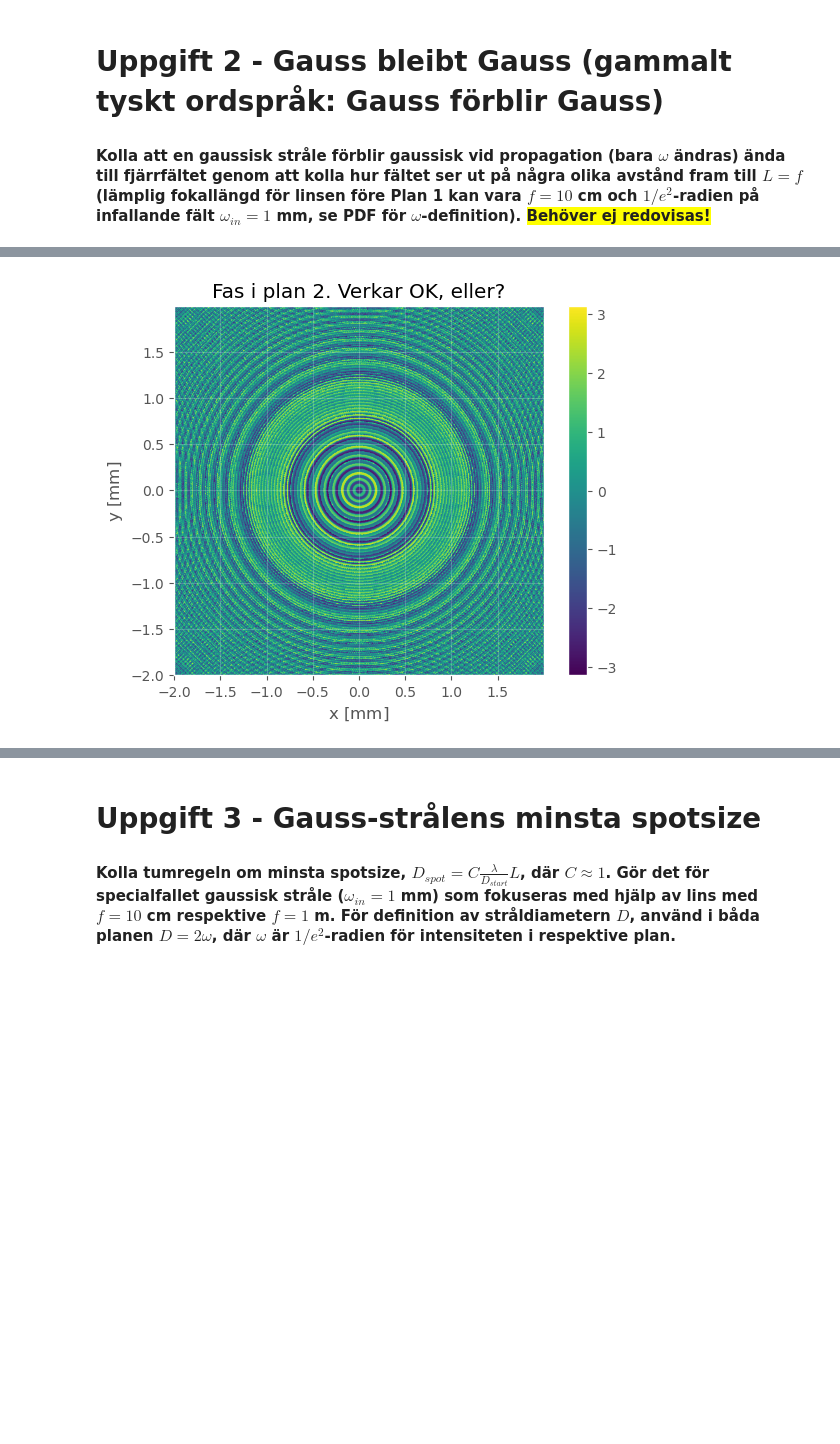
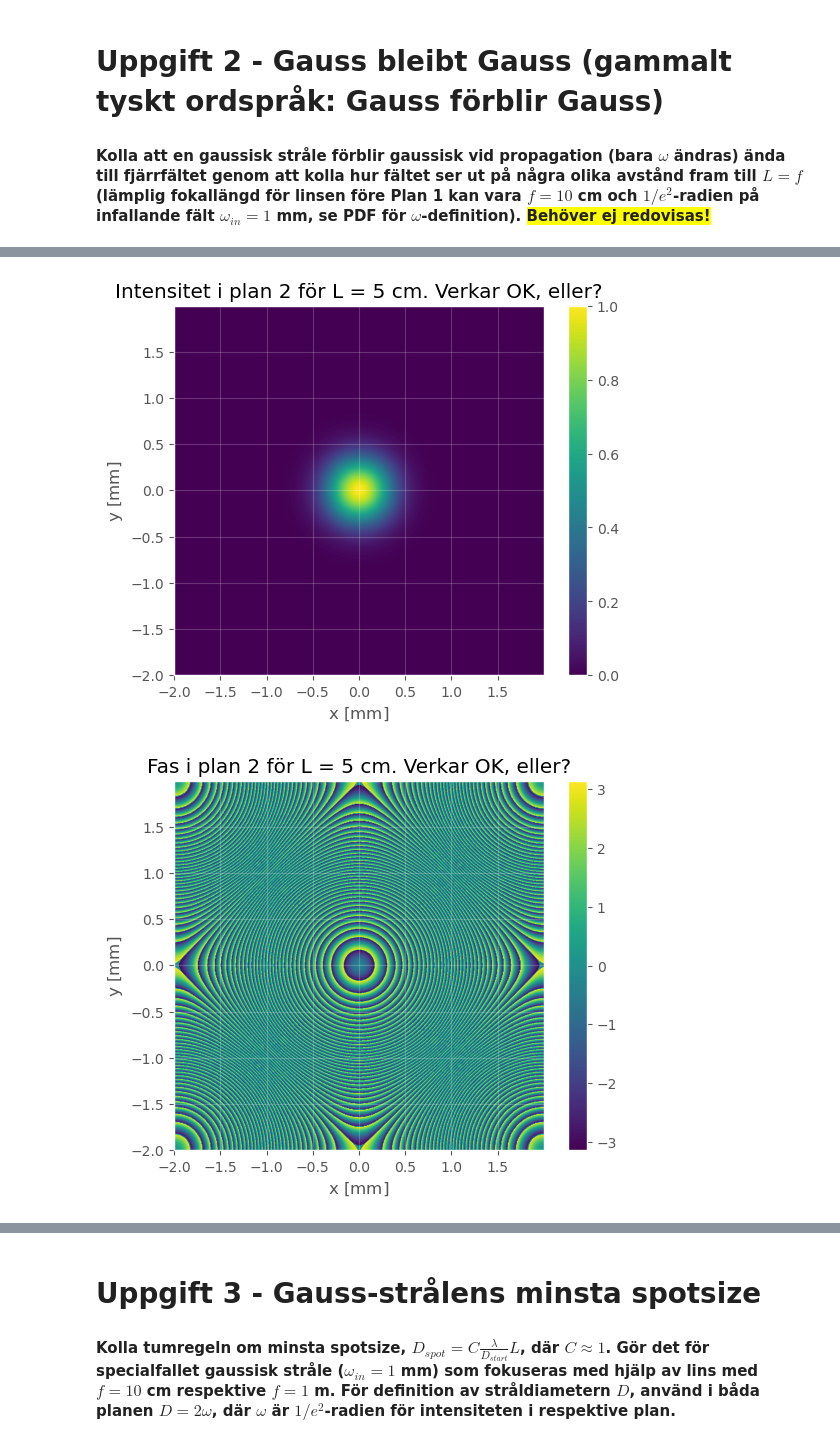
Before and after one commit to WildKnife7/HUPP, a Jupyter notebook: HUPP1 (1).ipynb, the cells around one changed output, grey strips where cells are left out. Saved outputs shown, nothing was run; the diff lists cells and outputs as text; code cells hidden in the pictures; blank space fills up the shorter version.

```diff
--- a/HUPP1 (1).ipynb
+++ b/HUPP1 (1).ipynb
@@ -152,12 +162,27 @@ plt.grid(alpha=0.2)
-# %%
-# Plotta fas i plan 2
-plt.figure()
-image = plt.imshow(np.angle(E2), extent = [x_mm.min(), x_mm.max(), y_mm.min(), y_mm.max()])
-plt.colorbar(image)
-
-plt.title(r'Fas i plan 2. Verkar OK, eller?')
-plt.xlabel(r'x $[$mm$]$')
-plt.ylabel(r'y $[$mm$]$')
-plt.grid(alpha=0.2)
-# %% [output]
-[figure, removed]
+# %%
+L = 5e-2
+
+E2      = PAS(E1, L, N, a, lambda_noll, n_medium)         # Propagera med vår PAS funktion
+I2      = np.abs(E2)**2    # Intesitet i plan 2
+I2_norm = I2/np.max(I2)    # Normaliserad intensitet i plan 2 för att plotta
+# Plotta intensitet i plan 2
+plt.figure()
+image = plt.imshow(I2_norm, extent = [x_mm.min(), x_mm.max(), y_mm.min(), y_mm.max()])
+plt.colorbar(image)
+
+plt.title(r'Intensitet i plan 2 för L = 5 cm. Verkar OK, eller?')
+plt.xlabel(r'x $[$mm$]$')
+plt.ylabel(r'y $[$mm$]$')
+plt.grid(alpha=0.2)
+# Plotta fas i plan 2
+plt.figure()
+image = plt.imshow(np.angle(E2), extent = [x_mm.min(), x_mm.max(), y_mm.min(), y_mm.max()])
+plt.colorbar(image)
+
+plt.title(r'Fas i plan 2 för L = 5 cm. Verkar OK, eller?')
+plt.xlabel(r'x $[$mm$]$')
+plt.ylabel(r'y $[$mm$]$')
+plt.grid(alpha=0.2)
+# %% [output]
+[figure, added]
+[figure, added]
```
Also changed, not shown: parts of 11 cells of this notebook, 2 other files.
